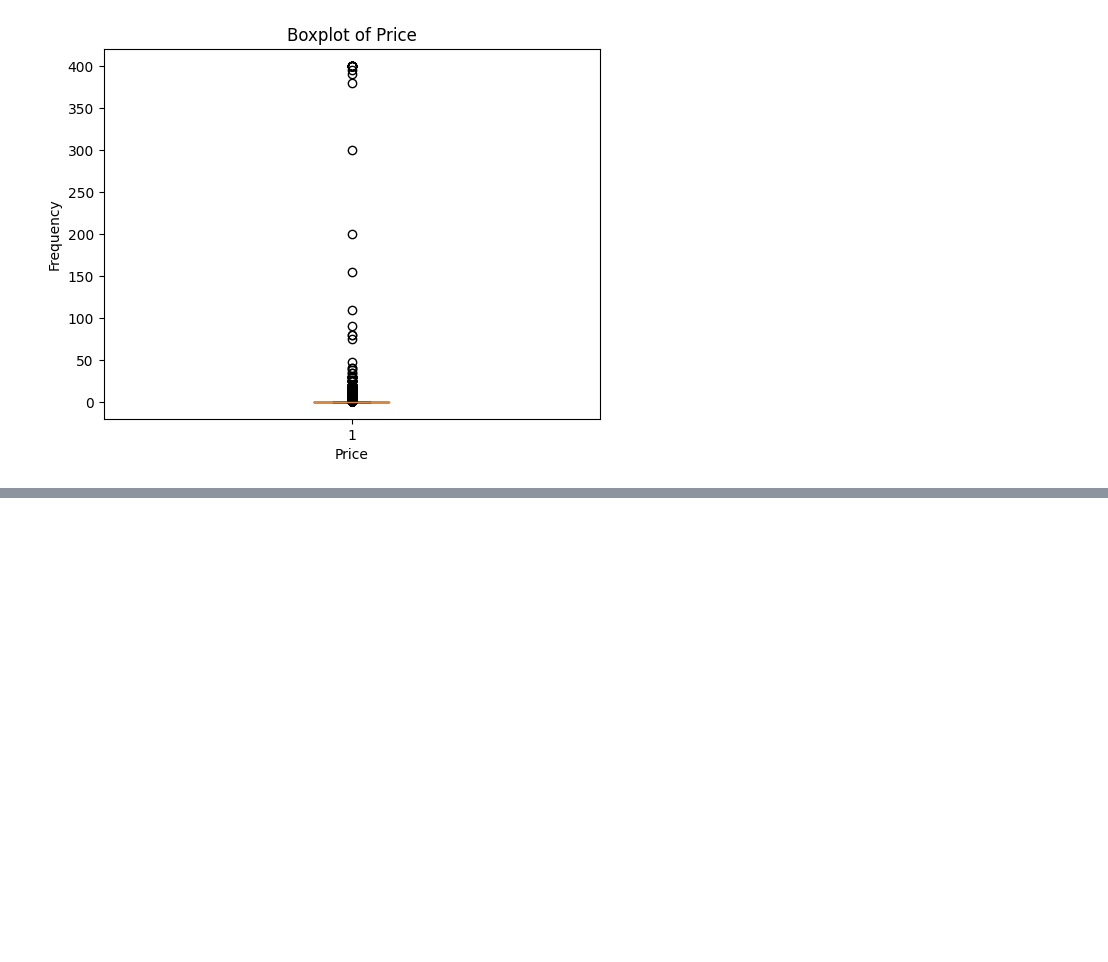
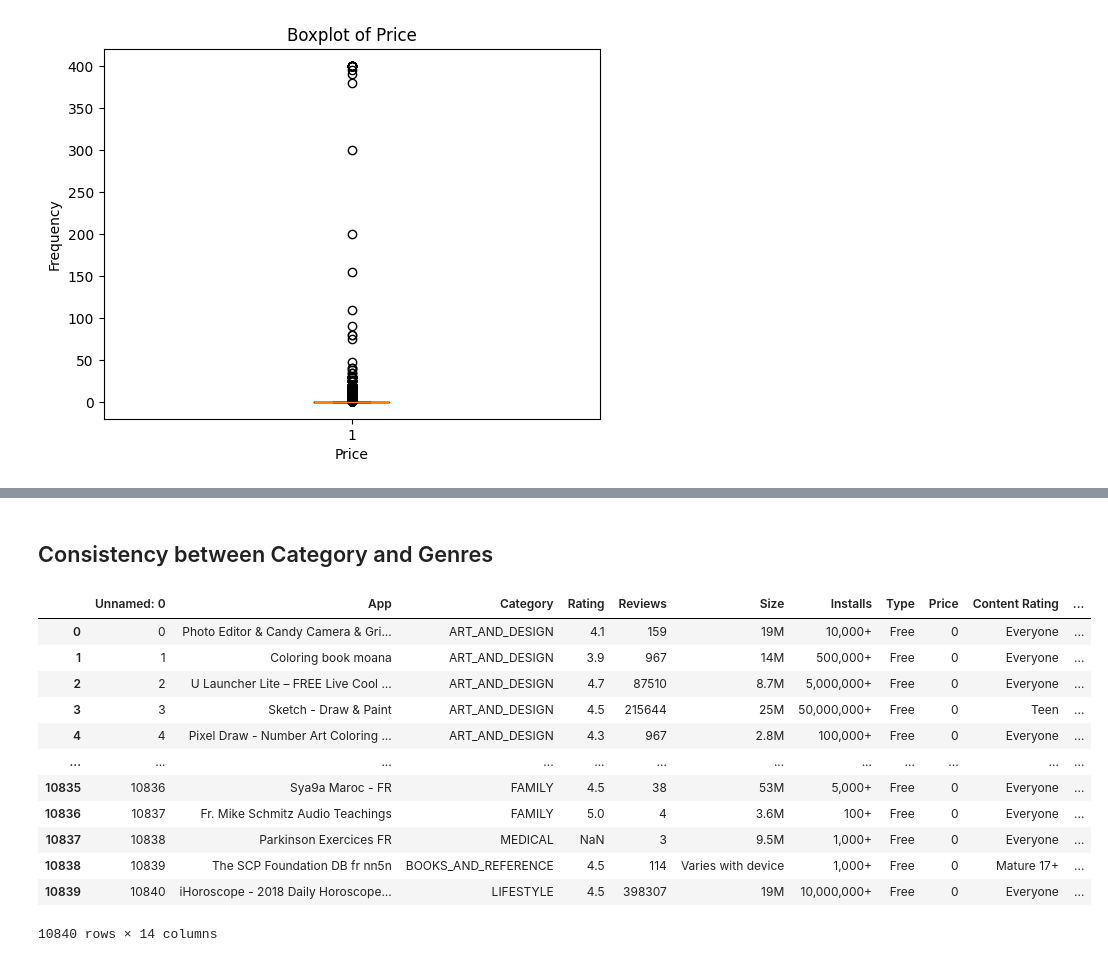
Before and after one commit to Soroush-Pasandideh/DataMining, a Jupyter notebook: DataMining.ipynb, the cells around one changed output, grey strips where cells are left out. Drawn from its saved outputs; the diff is of its cells as text; code cells hidden in the pictures; blank space fills up the shorter version.

```diff
--- a/DataMining.ipynb
+++ b/DataMining.ipynb
@@ -141,0 +218,40 @@ for key in cleaned_numerical_columns.keys():
+# %%
+def pattern_validation(inp, pattern):
+  return inp.str.match(pattern)
+def boundary_validation(inp, start, end):
+  return ((inp >= start) & (inp <= end))
+def isin_validation(inp, range):
+  return inp.isin(range)
+
+df['Current Ver'] = df['Current Ver'].astype(str)
+df['Android Ver'] = df['Android Ver'].astype(str)
+invalid_values = {}
+for column in columns_to_check:
+  if column=='Category':
+    invalid_values[column] = df[~isin_validation(df['Category'],['FAMILY','GAME','TOOLS','MEDICAL','BUSINESS','PRODUCTIVITY','PERSONALIZATION','COMMUNICATION','SPORTS','LIFESTYLE','FINANCE','HEALTH_AND_FITNESS','PHOTOGRAPHY','SOCIAL','NEWS_AND_MAGAZINES','SHOPPING','TRAVEL_AND_LOCAL','DATING','BOOKS_AND_REFERENCE','VIDEO_PLAYERS','EDUCATION','ENTERTAINMENT','MAPS_AND_NAVIGATION','FOOD_AND_DRINK','HOUSE_AND_HOME','AUTO_AND_VEHICLES','LIBRARIES_AND_DEMO','WEATHER','ART_AND_DESIGN','EVENTS','PARENTING','COMICS','BEAUTY'])]
+  elif column == 'Rating':
+    invalid_values[column] = df[~boundary_validation(df['Rating'],0,5)]
+  elif column == 'Reviews':
+    invalid_values[column] = df[~boundary_validation(df['Reviews'],0,np.inf)]
+  elif column == 'Size':
+    invalid_values[column] = df[~pattern_validation(df['Size'],'[0-9]')]
+  elif column == 'Content Rating':
+    invalid_values[column] = df[~isin_validation(df['Content Rating'],['Everyone','Teen','Mature 17+','Everyone 10+','Adults only 18+','Unrated'])]
+  elif column == 'Genres':
+    invalid_values[column] = df[~pattern_validation(df['Genres'],'^[\w\s&;]+$')]
+  elif column == 'Last Updated':
+    invalid_values[column] = df[~pattern_validation(df['Last Updated'],'[0-9]{2}-[A-Z][a-z]{2}-[0-9]{2}')]
+  elif column == 'Current Ver':
+    invalid_values[column] = df[~pattern_validation(df['Current Ver'],'^\d+(\.\d+)*$')]
+  elif column == 'Android Ver':
+    invalid_values[column] = df[~pattern_validation(df['Android Ver'], '^\d+(\.\d+)*\s?[-_]\s?\d+(\.\d+)*\s?(?:and up)?$')]
+  elif column == 'Type':
+    invalid_values[column] = df[~isin_validation(df['Type'],['Free','Paid'])]
+  elif column == 'Installs':
+    invalid_values[column] = df[~pattern_validation(df['Installs'],'^\d+(,\d+)*\+$')]
+  elif column == 'Price':
+    invalid_values[column] = df[~pattern_validation(df['Price'],'^\$?\d+(\.\d+)?$|^0$')]
+invalid_values
+# for column, values in invalid_values.items():
+#     print(f"Invalid values for column '{column}':")
+#     print(values)
@@ -141,0 +442,20 @@ for key in cleaned_numerical_columns.keys():
+# %% [markdown]
+## Consistency between Category and Genres
+# %%
+# Check consistency between Category and Genres
+inconsistent_categories = df[df.apply(lambda x: x['Category'] not in x['Genres'], axis=1)]
+inconsistent_categories
+# %% [output]
+|  | Unnamed: 0 | App | Category | Rating | Reviews | Size | Installs | Type | Price | Content Rating | ... |
+| 0 | 0 | Photo Editor & Candy Camera & Gri... | ART_AND_DESIGN | 4.1 | 159 | 19M | 10,000+ | Free | 0 | Everyone | ... |
+| 1 | 1 | Coloring book moana | ART_AND_DESIGN | 3.9 | 967 | 14M | 500,000+ | Free | 0 | Everyone | ... |
+| 2 | 2 | U Launcher Lite – FREE Live Cool ... | ART_AND_DESIGN | 4.7 | 87510 | 8.7M | 5,000,000+ | Free | 0 | Everyone | ... |
+| 3 | 3 | Sketch - Draw & Paint | ART_AND_DESIGN | 4.5 | 215644 | 25M | 50,000,000+ | Free | 0 | Teen | ... |
+| 4 | 4 | Pixel Draw - Number Art Coloring ... | ART_AND_DESIGN | 4.3 | 967 | 2.8M | 100,000+ | Free | 0 | Everyone | ... |
+| ... | ... | ... | ... | ... | ... | ... | ... | ... | ... | ... | ... |
+| 10835 | 10836 | Sya9a Maroc - FR | FAMILY | 4.5 | 38 | 53M | 5,000+ | Free | 0 | Everyone | ... |
+| 10836 | 10837 | Fr. Mike Schmitz Audio Teachings | FAMILY | 5.0 | 4 | 3.6M | 100+ | Free | 0 | Everyone | ... |
+| 10837 | 10838 | Parkinson Exercices FR | MEDICAL | NaN | 3 | 9.5M | 1,000+ | Free | 0 | Everyone | ... |
+| 10838 | 10839 | The SCP Foundation DB fr nn5n | BOOKS_AND_REFERENCE | 4.5 | 114 | Varies with device | 1,000+ | Free | 0 | Mature 17+ | ... |
+| 10839 | 10840 | iHoroscope - 2018 Daily Horoscope... | LIFESTYLE | 4.5 | 398307 | 19M | 10,000,000+ | Free | 0 | Everyone | ... |
+10840 rows × 14 columns
```
Also changed, not shown: parts of 24 cells of this notebook.
